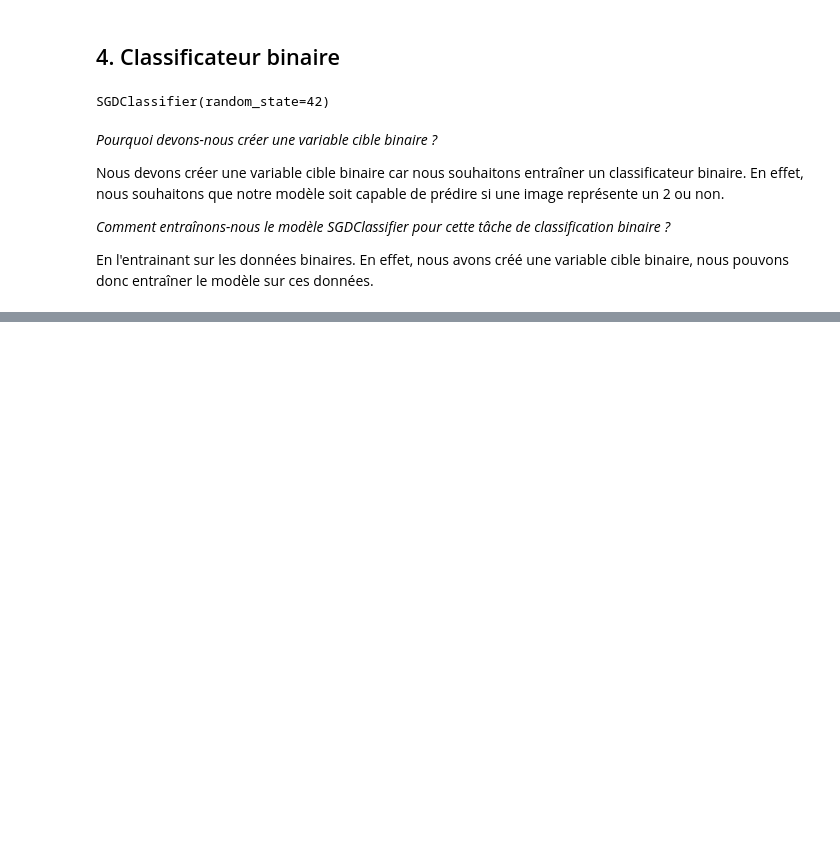
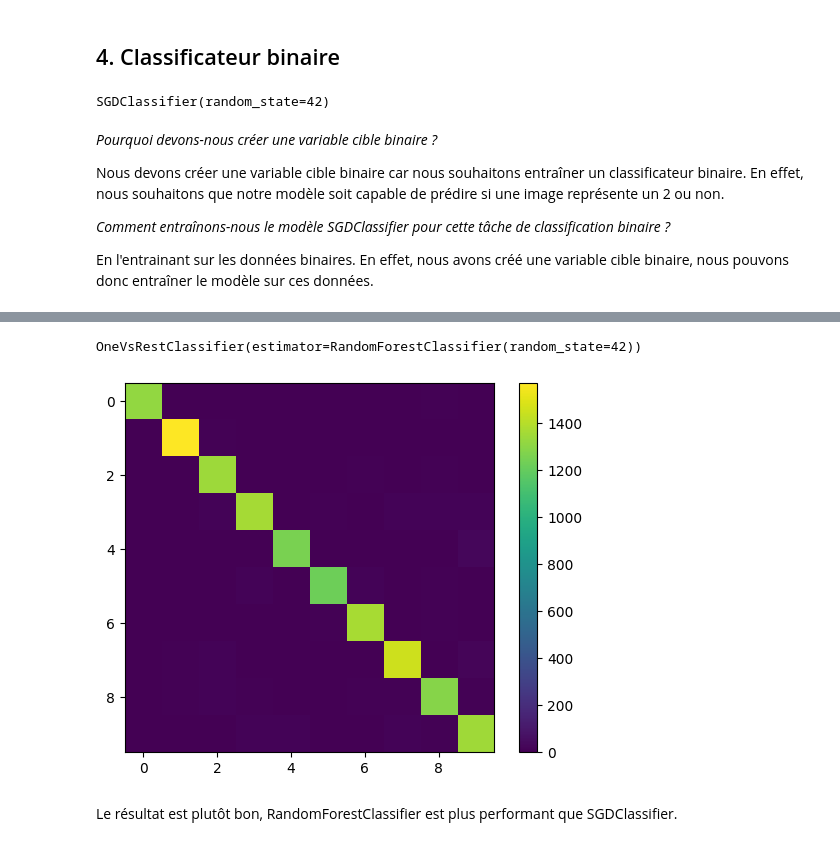
Before and after one commit to sinux-l5d/INFO905-TP2, a Jupyter notebook: tp.ipynb, the cells around one changed output, grey strips where cells are left out. Drawn from its saved outputs; the diff is of its cells as text; code cells hidden in the pictures; blank space fills up the shorter version.

```diff
--- a/tp.ipynb
+++ b/tp.ipynb
@@ -54,0 +127,16 @@ En l'entrainant sur les données binaires. En effet, nous avons créé une varia
+# %%
+ovr_forest = OneVsRestClassifier(RandomForestClassifier(random_state=42))
+ovr_forest.fit(trainX, trainY)
+# %% [output]
+OneVsRestClassifier(estimator=RandomForestClassifier(random_state=42))
+# %%
+y_ocr_forest_pred = ovr_forest.predict(testX)
+# %%
+conf_mx = confusion_matrix(testY, y_ocr_forest_pred)
+plt.imshow(conf_mx)
+plt.colorbar()
+plt.show()
+# %% [output]
+[figure, added]
+# %% [markdown]
+Le résultat est plutôt bon, RandomForestClassifier est plus performant que SGDClassifier.
```
Also changed, not shown: parts of 11 cells of this notebook.
